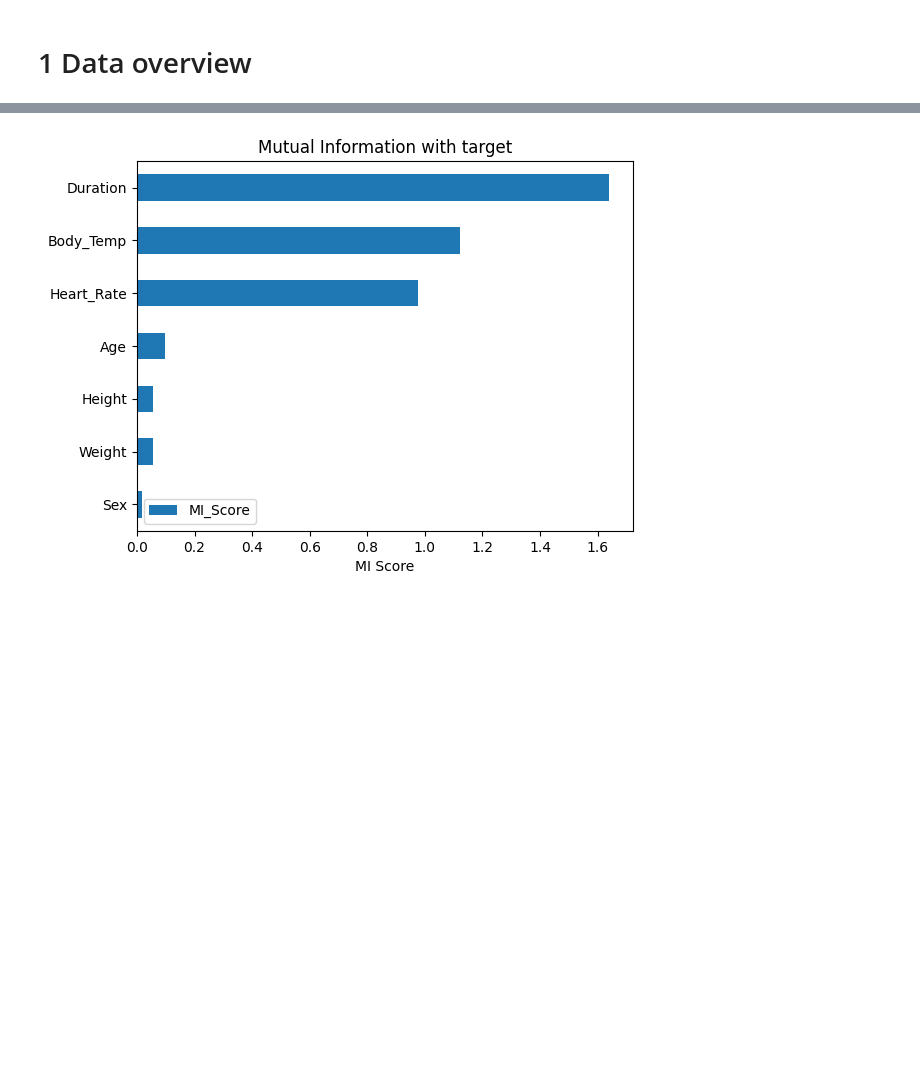
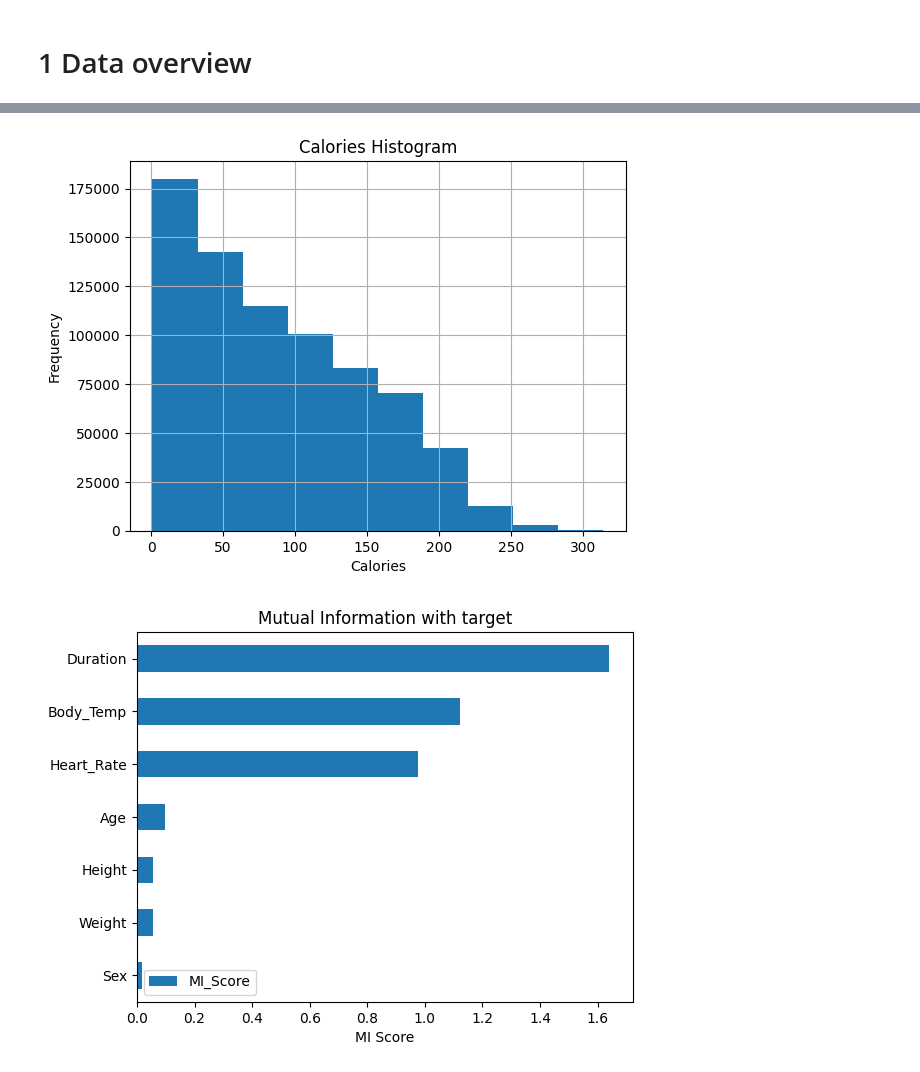
Before and after one commit to seiless/Kaggle, a Jupyter notebook: playground-series-s5e5/playground-series-s5e5.ipynb, the cells around one changed output, grey strips where cells are left out. Cells and saved outputs as stored; diff of their text form; code cells hidden in the pictures; blank space fills up the shorter version.

```diff
--- a/playground-series-s5e5/playground-series-s5e5.ipynb
+++ b/playground-series-s5e5/playground-series-s5e5.ipynb
@@ -47,3 +85,12 @@ datamart.describe()
+# %%
+datamart[datamart['is_train'] == 1]['Calories'].hist()
+plt.title("Calories Histogram")
+plt.xlabel("Calories")
+plt.ylabel("Frequency")
+plt.grid(True)
+plt.show()
+# %% [output]
+[figure, added]
 # %%
 X = datamart[datamart['Calories'] > 0].drop(columns=["id","is_train","Calories"])
 y = datamart[datamart['Calories'] > 0]["Calories"]
```
Also changed, not shown: parts of 18 cells of this notebook, 10 other files.
